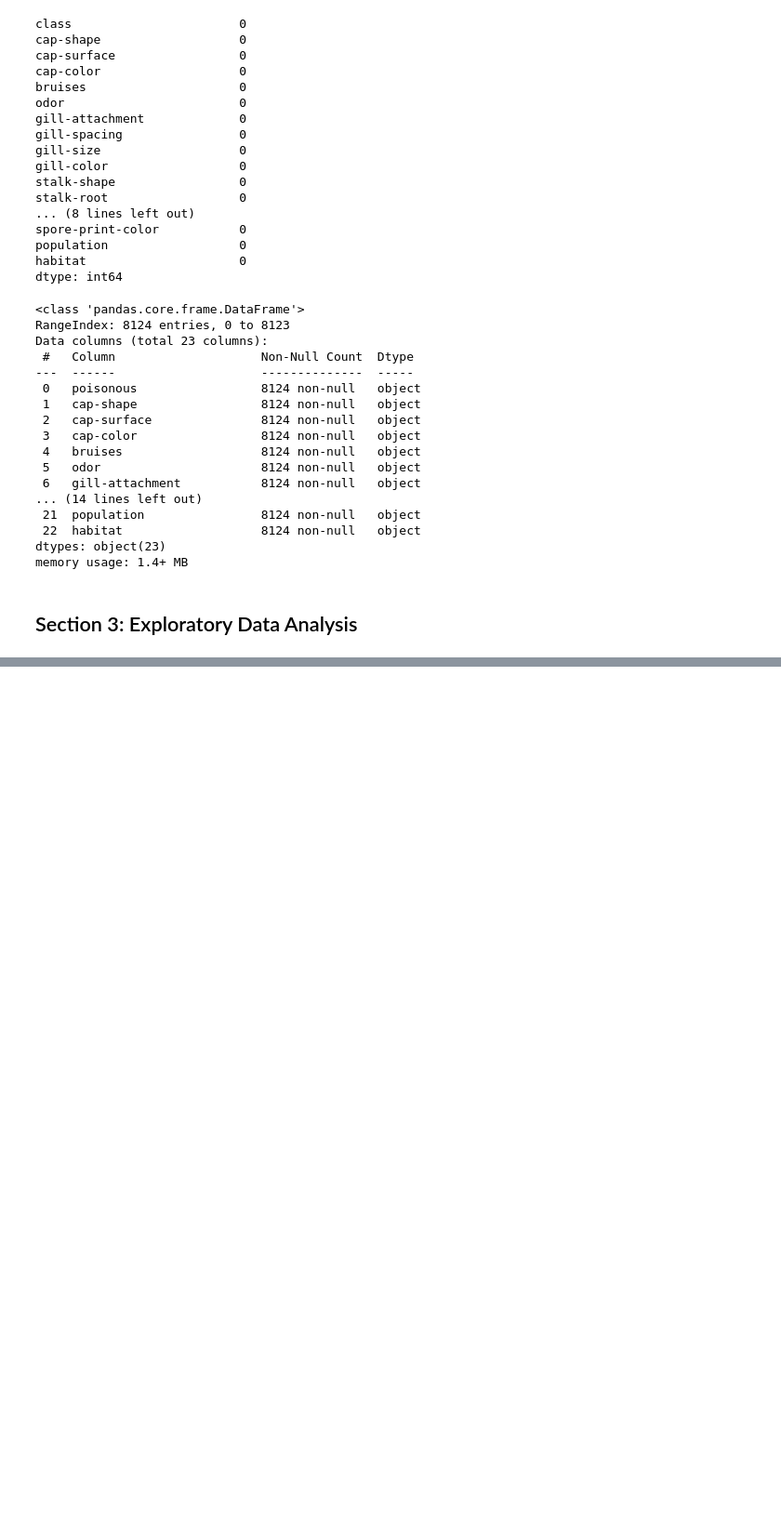
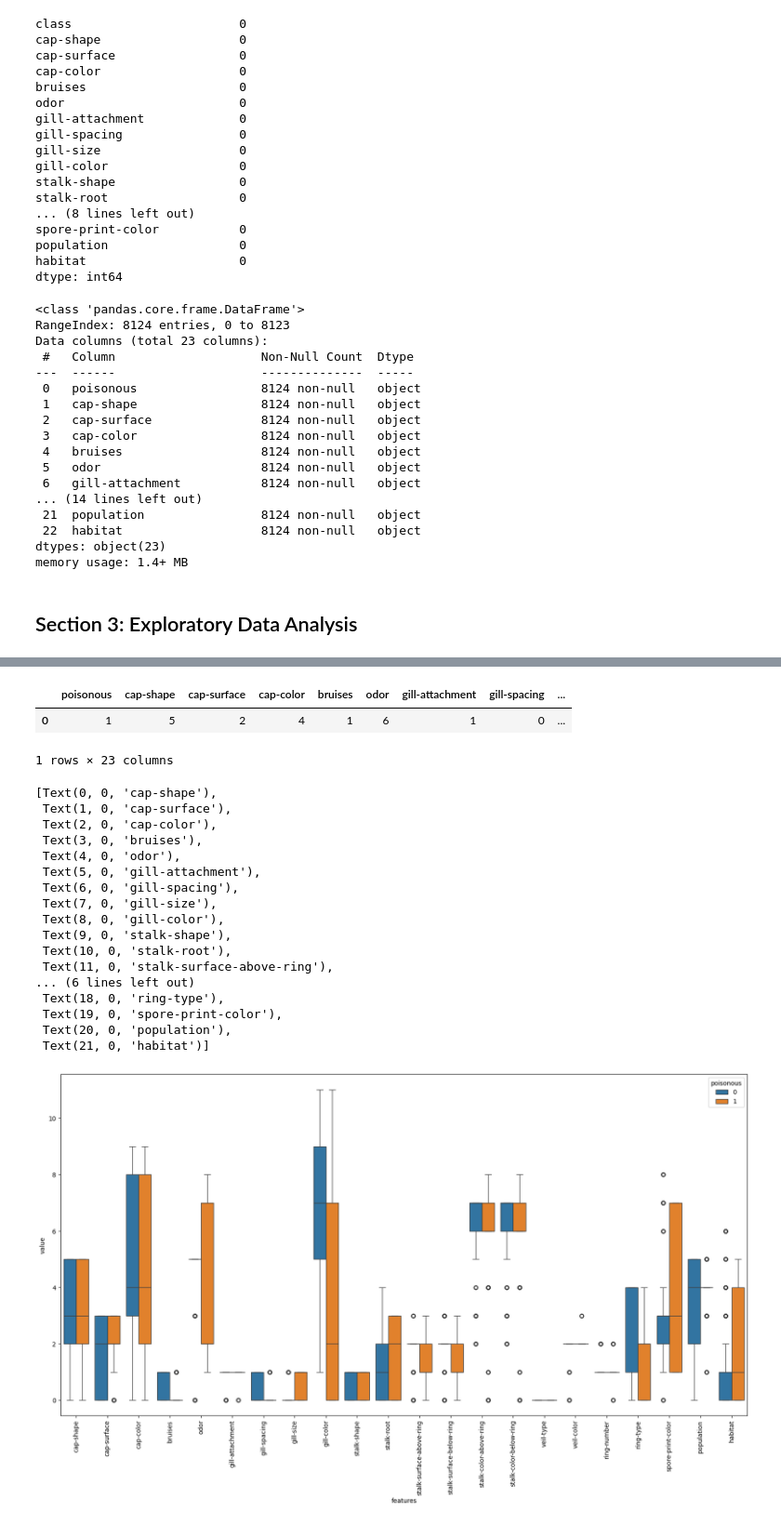
Before and after one commit to AntsyBee/Lepiota-Mushroom-Edibillity-Data-Analysis, a Jupyter notebook: src/Mushroom Data Science.ipynb, the cells around one changed output, grey strips where cells are left out. Shown: that part at 93% size. Cells and saved outputs as stored; diff of their text form; code cells hidden in the pictures; blank space fills up the shorter version.

```diff
--- a/src/Mushroom Data Science.ipynb
+++ b/src/Mushroom Data Science.ipynb
@@ -150,0 +168,40 @@ memory usage: 1.4+ MB
+# %%
+labelencoder = LabelEncoder()
+#converting the categorical data into numerical data
+for column in lepiota_data.columns:
+    lepiota_data[column] = labelencoder.fit_transform(lepiota_data[column])
+lepiota_data.head(1)
+# %% [output]
+|  | poisonous | cap-shape | cap-surface | cap-color | bruises | odor | gill-attachment | gill-spacing | ... |
+| 0 | 1 | 5 | 2 | 4 | 1 | 6 | 1 | 0 | ... |
+1 rows × 23 columns
+# %%
+#multivariate analysis of column values for poisonus and edible lepiota mushrooms. Gives great insight into the variables most associated with poisonous or edible lepiota mushrooms
+#melting the data frame to convert it from a wide format to a long format
+lepiota_melt = pd.melt(lepiota_data, id_vars='poisonous', var_name='features', value_name='value')
+#initialising a figure and axis object for plotting
+fig, ax = plt.subplots(figsize=(20, 10))
+#generating a boxplot of the data
+p = sns.boxplot(ax = ax, x='features', y='value', hue='poisonous', data=lepiota_melt)
+#improving the readability of the plot and ensuring the poisonus label is dropped from the x axis
+p.set_xticklabels(rotation=90, labels=lepiota_data.columns.drop('poisonous'))
+#the error can be ignored as it doesnt account for the dropped poisonous label, and assumes were plotting with +1 xtick
+# %% [output]
+[Text(0, 0, 'cap-shape'),
+ Text(1, 0, 'cap-surface'),
+ Text(2, 0, 'cap-color'),
+ Text(3, 0, 'bruises'),
+ Text(4, 0, 'odor'),
+ Text(5, 0, 'gill-attachment'),
+ Text(6, 0, 'gill-spacing'),
+ Text(7, 0, 'gill-size'),
+ Text(8, 0, 'gill-color'),
+ Text(9, 0, 'stalk-shape'),
+ Text(10, 0, 'stalk-root'),
+ Text(11, 0, 'stalk-surface-above-ring'),
+... (6 lines left out)
+ Text(18, 0, 'ring-type'),
+ Text(19, 0, 'spore-print-color'),
+ Text(20, 0, 'population'),
+ Text(21, 0, 'habitat')]
+[figure, added]
```
Also changed, not shown: parts of 6 cells of this notebook, 2 other files.
